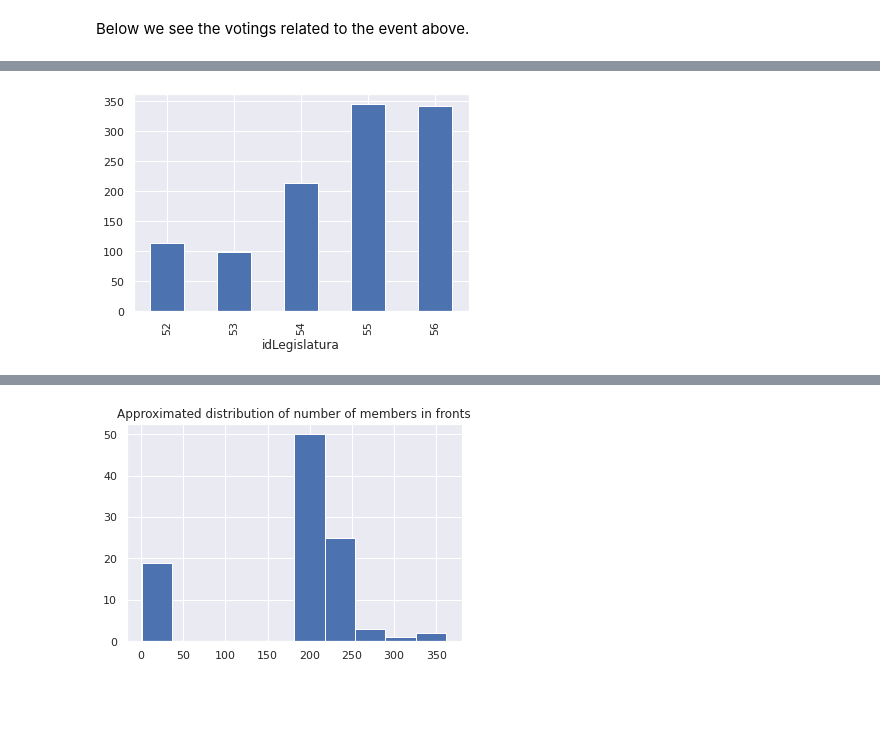
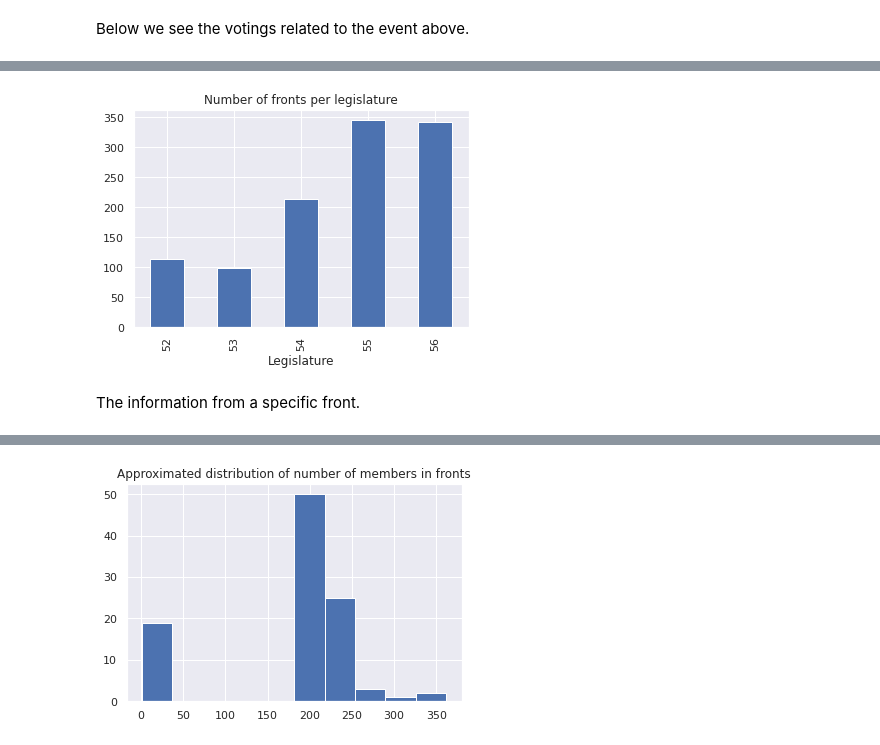
Before and after one commit to lucasmoschen/project-network-science, a Jupyter notebook: notebooks/data_exploration.ipynb, the cells around one changed output, grey strips where cells are left out. Saved outputs shown, nothing was run; the diff lists cells and outputs as text; code cells hidden in the pictures; blank space fills up the shorter version.

```diff
--- a/notebooks/data_exploration.ipynb
+++ b/notebooks/data_exploration.ipynb
@@ -228,8 +241,12 @@ fronts.sample(5)
 # %%
 fronts.groupby(by='idLegislatura').count().id.plot.bar()
+plt.title('Number of fronts per legislature')
+plt.xlabel('Legislature')
 plt.show()
 # %% [output]
-[figure, old version]
+[figure, new version]
+# %% [markdown]
+The information from a specific front.
 # %%
 front = camara.Frente(cod=fronts.sample().iloc[0].id)
 front.dados
```
Also changed, not shown: parts of 19 cells of this notebook, 1 other file.
